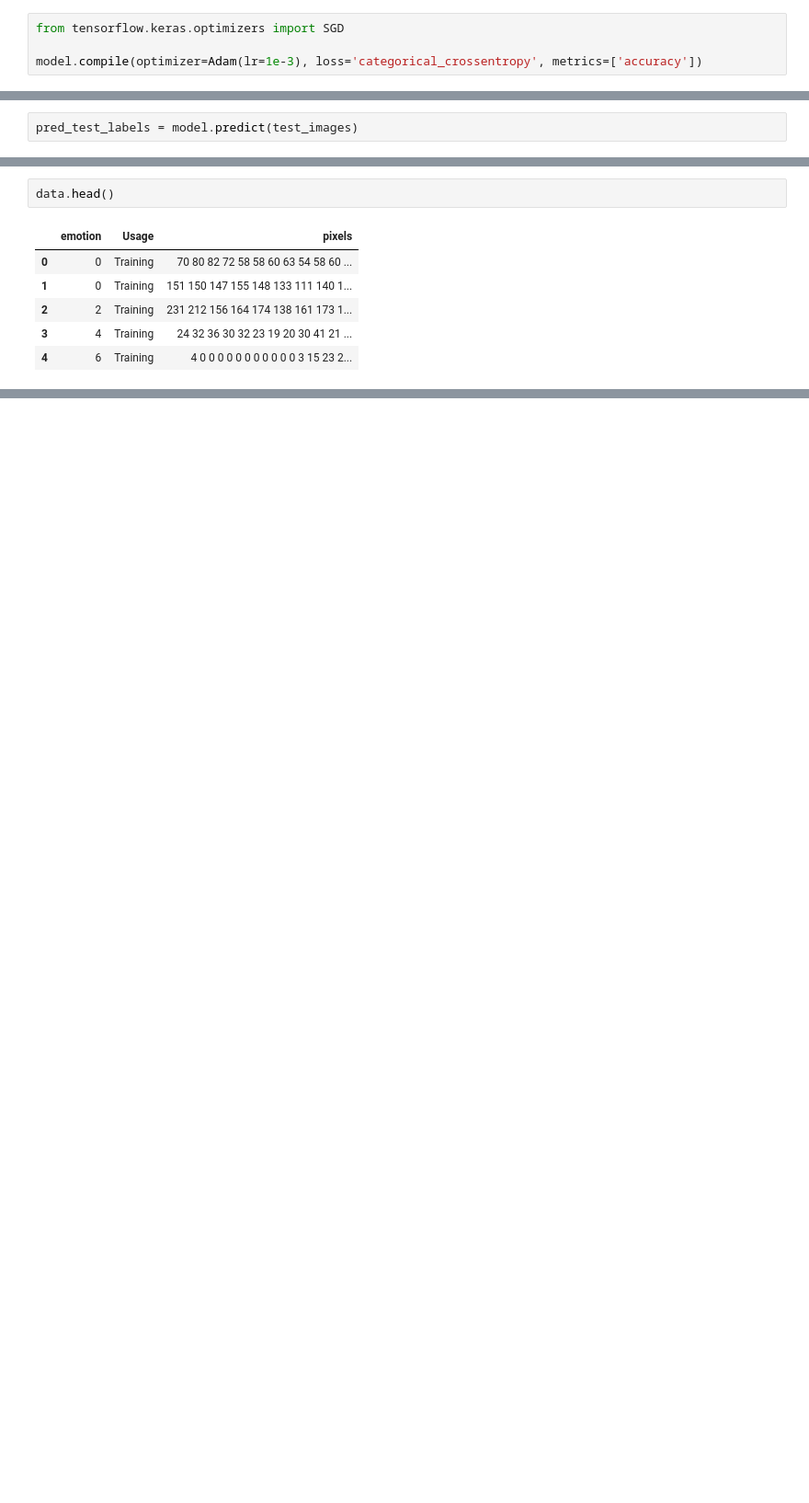
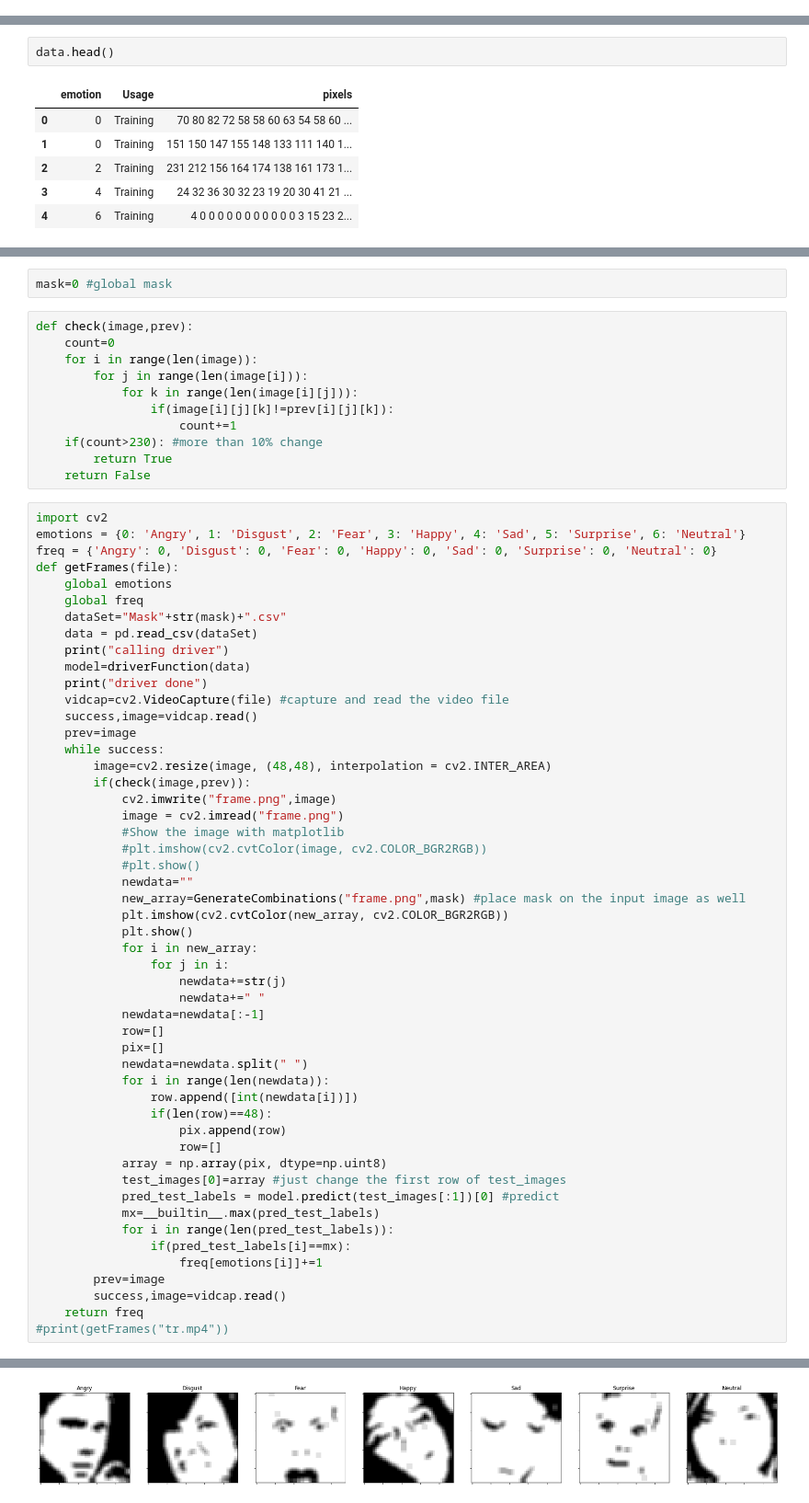
Before and after one commit to VaibhaveS/Focus, a Jupyter notebook: Process.ipynb, the cells around one changed output, grey strips where cells are left out. Shown at 92% size. Saved outputs shown, nothing was run; the diff lists cells and outputs as text; blank space fills up the shorter version.

```diff
--- a/Process.ipynb
+++ b/Process.ipynb
@@ -319,4 +188,0 @@ model.add(Dense(7, activation='softmax'))
-# %%
-from tensorflow.keras.optimizers import SGD
-
-model.compile(optimizer=Adam(lr=1e-3), loss='categorical_crossentropy', metrics=['accuracy'])
@@ -360,2 +188,0 @@ test caccuracy: 0.45388686656951904
-# %%
-pred_test_labels = model.predict(test_images)
@@ -556,0 +342,65 @@ KeyboardInterrupt:
+# %%
+mask=0 #global mask
+# %%
+def check(image,prev):
+    count=0
+    for i in range(len(image)):
+        for j in range(len(image[i])):
+            for k in range(len(image[i][j])):
+                if(image[i][j][k]!=prev[i][j][k]):
+                    count+=1
+    if(count>230): #more than 10% change
+        return True
+    return False
+# %%
+import cv2
+emotions = {0: 'Angry', 1: 'Disgust', 2: 'Fear', 3: 'Happy', 4: 'Sad', 5: 'Surprise', 6: 'Neutral'}
+freq = {'Angry': 0, 'Disgust': 0, 'Fear': 0, 'Happy': 0, 'Sad': 0, 'Surprise': 0, 'Neutral': 0}
+def getFrames(file):
+    global emotions
+    global freq
+    dataSet="Mask"+str(mask)+".csv"
+    data = pd.read_csv(dataSet)
+    print("calling driver")
+    model=driverFunction(data)
+    print("driver done")
+    vidcap=cv2.VideoCapture(file) #capture and read the video file
+    success,image=vidcap.read()
+    prev=image
+    while success:
+        image=cv2.resize(image, (48,48), interpolation = cv2.INTER_AREA)
+        if(check(image,prev)):
+            cv2.imwrite("frame.png",image)
+            image = cv2.imread("frame.png")
+            #Show the image with matplotlib
+            #plt.imshow(cv2.cvtColor(image, cv2.COLOR_BGR2RGB))
+            #plt.show()
+            newdata=""
+            new_array=GenerateCombinations("frame.png",mask) #place mask on the input image as well
+            plt.imshow(cv2.cvtColor(new_array, cv2.COLOR_BGR2RGB))
+            plt.show()
+            for i in new_array:
+                for j in i:
+                    newdata+=str(j)
+                    newdata+=" "
+            newdata=newdata[:-1]
+            row=[]
+            pix=[]
+            newdata=newdata.split(" ")
+            for i in range(len(newdata)):
+                row.append([int(newdata[i])])
+                if(len(row)==48):
+                    pix.append(row)
+                    row=[]
+            array = np.array(pix, dtype=np.uint8)
+            test_images[0]=array #just change the first row of test_images
+            pred_test_labels = model.predict(test_images[:1])[0] #predict
+            mx=__builtin__.max(pred_test_labels)
+            for i in range(len(pred_test_labels)):
+                if(pred_test_labels[i]==mx):
+                    freq[emotions[i]]+=1
+        prev=image
+        success,image=vidcap.read()
+    return freq
+#print(getFrames("tr.mp4"))
+# %% [output]
@@ -556,0 +408 @@ KeyboardInterrupt:
+[figure, added]
```
Also changed, not shown: parts of 47 cells of this notebook, 2 other files.
